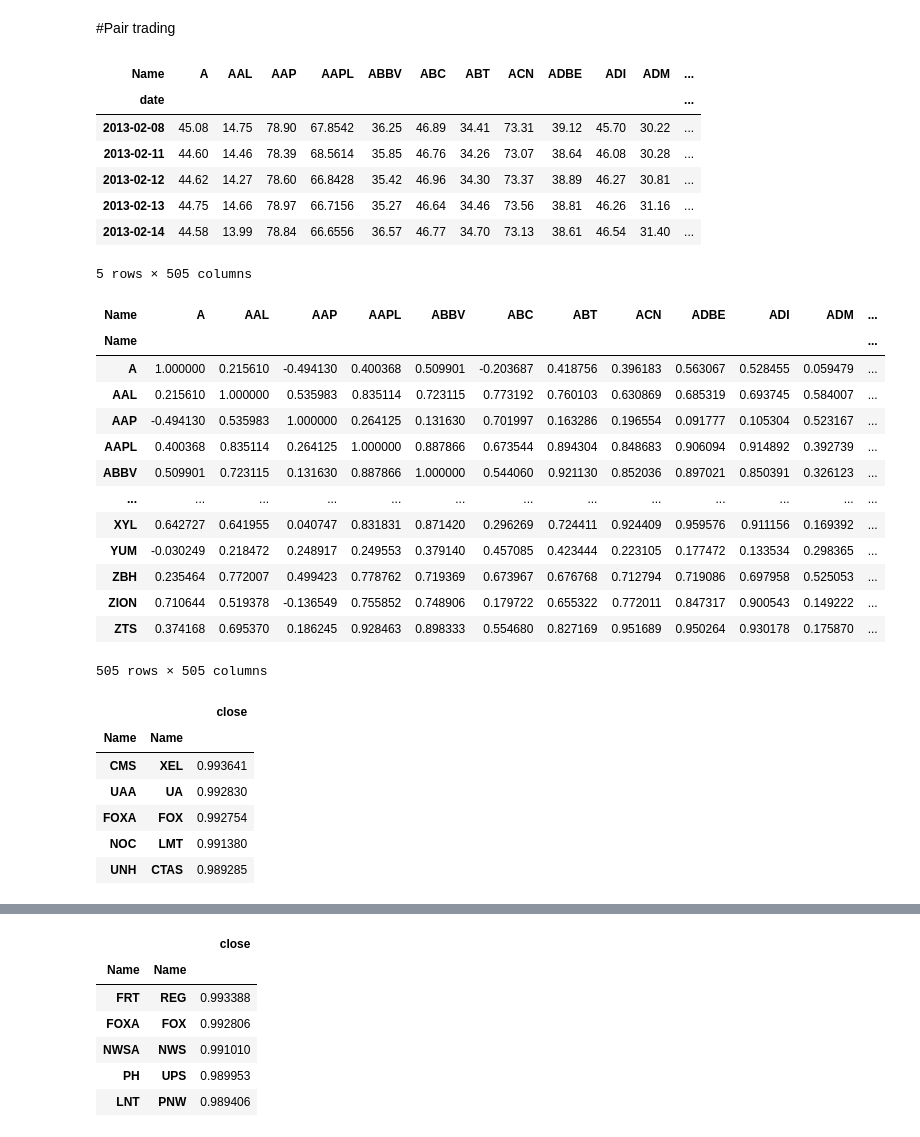
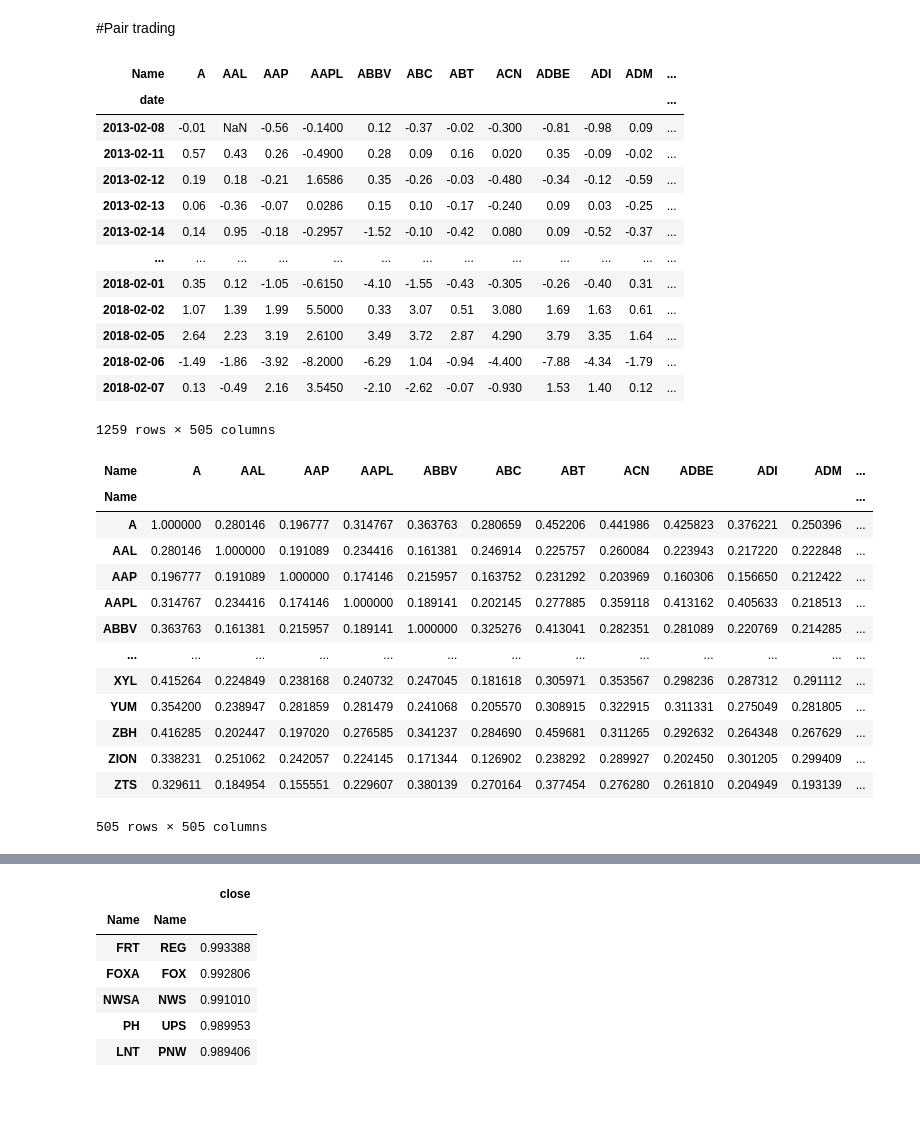
Before and after one commit to arifuddinatif/Quantitative-Analysis-and-Modeling-for-S-P-500, a Jupyter notebook: S&P_500_project.ipynb, the cells around one changed output, grey strips where cells are left out. Drawn from its saved outputs; the diff is of its cells as text; code cells hidden in the pictures; blank space fills up the shorter version.

```diff
--- a/S&P_500_project.ipynb
+++ b/S&P_500_project.ipynb
@@ -416,19 +399,27 @@ Top 10 volatile stocks :
 504        PEP         1.7
 # %% [markdown]
 #Pair trading
+# %%
+df['open-close'] = df['open'] - df['close']
 # %%
-df_2 = df.groupby(['date','Name'])['close'].mean().unstack()
+df_2 = df.groupby(['date','Name'])['open-close'].sum().unstack()
 # %%
-df_2.head()
+df_2
 # %% [output]
 | Name | A | AAL | AAP | AAPL | ABBV | ABC | ABT | ACN | ADBE | ADI | ADM | ... |
 | date |  |  |  |  |  |  |  |  |  |  |  | ... |
-| 2013-02-08 | 45.08 | 14.75 | 78.90 | 67.8542 | 36.25 | 46.89 | 34.41 | 73.31 | 39.12 | 45.70 | 30.22 | ... |
-| 2013-02-11 | 44.60 | 14.46 | 78.39 | 68.5614 | 35.85 | 46.76 | 34.26 | 73.07 | 38.64 | 46.08 | 30.28 | ... |
-| 2013-02-12 | 44.62 | 14.27 | 78.60 | 66.8428 | 35.42 | 46.96 | 34.30 | 73.37 | 38.89 | 46.27 | 30.81 | ... |
-| 2013-02-13 | 44.75 | 14.66 | 78.97 | 66.7156 | 35.27 | 46.64 | 34.46 | 73.56 | 38.81 | 46.26 | 31.16 | ... |
-| 2013-02-14 | 44.58 | 13.99 | 78.84 | 66.6556 | 36.57 | 46.77 | 34.70 | 73.13 | 38.61 | 46.54 | 31.40 | ... |
+| 2013-02-08 | -0.01 | NaN | -0.56 | -0.1400 | 0.12 | -0.37 | -0.02 | -0.300 | -0.81 | -0.98 | 0.09 | ... |
+| 2013-02-11 | 0.57 | 0.43 | 0.26 | -0.4900 | 0.28 | 0.09 | 0.16 | 0.020 | 0.35 | -0.09 | -0.02 | ... |
+| 2013-02-12 | 0.19 | 0.18 | -0.21 | 1.6586 | 0.35 | -0.26 | -0.03 | -0.480 | -0.34 | -0.12 | -0.59 | ... |
+| 2013-02-13 | 0.06 | -0.36 | -0.07 | 0.0286 | 0.15 | 0.10 | -0.17 | -0.240 | 0.09 | 0.03 | -0.25 | ... |
+| 2013-02-14 | 0.14 | 0.95 | -0.18 | -0.2957 | -1.52 | -0.10 | -0.42 | 0.080 | 0.09 | -0.52 | -0.37 | ... |
+| ... | ... | ... | ... | ... | ... | ... | ... | ... | ... | ... | ... | ... |
+| 2018-02-01 | 0.35 | 0.12 | -1.05 | -0.6150 | -4.10 | -1.55 | -0.43 | -0.305 | -0.26 | -0.40 | 0.31 | ... |
+| 2018-02-02 | 1.07 | 1.39 | 1.99 | 5.5000 | 0.33 | 3.07 | 0.51 | 3.080 | 1.69 | 1.63 | 0.61 | ... |
+| 2018-02-05 | 2.64 | 2.23 | 3.19 | 2.6100 | 3.49 | 3.72 | 2.87 | 4.290 | 3.79 | 3.35 | 1.64 | ... |
+| 2018-02-06 | -1.49 | -1.86 | -3.92 | -8.2000 | -6.29 | 1.04 | -0.94 | -4.400 | -7.88 | -4.34 | -1.79 | ... |
+| 2018-02-07 | 0.13 | -0.49 | 2.16 | 3.5450 | -2.10 | -2.62 | -0.07 | -0.930 | 1.53 | 1.40 | 0.12 | ... |
-5 rows × 505 columns
+1259 rows × 505 columns
 # %%
 df_2_corr = df_2.corr()
 # %%
@@ -436,17 +427,17 @@ df_2_corr
 # %% [output]
 | Name | A | AAL | AAP | AAPL | ABBV | ABC | ABT | ACN | ADBE | ADI | ADM | ... |
 | Name |  |  |  |  |  |  |  |  |  |  |  | ... |
-| A | 1.000000 | 0.215610 | -0.494130 | 0.400368 | 0.509901 | -0.203687 | 0.418756 | 0.396183 | 0.563067 | 0.528455 | 0.059479 | ... |
-| AAL | 0.215610 | 1.000000 | 0.535983 | 0.835114 | 0.723115 | 0.773192 | 0.760103 | 0.630869 | 0.685319 | 0.693745 | 0.584007 | ... |
-| AAP | -0.494130 | 0.535983 | 1.000000 | 0.264125 | 0.131630 | 0.701997 | 0.163286 | 0.196554 | 0.091777 | 0.105304 | 0.523167 | ... |
-| AAPL | 0.400368 | 0.835114 | 0.264125 | 1.000000 | 0.887866 | 0.673544 | 0.894304 | 0.848683 | 0.906094 | 0.914892 | 0.392739 | ... |
-| ABBV | 0.509901 | 0.723115 | 0.131630 | 0.887866 | 1.000000 | 0.544060 | 0.921130 | 0.852036 | 0.897021 | 0.850391 | 0.326123 | ... |
+| A | 1.000000 | 0.280146 | 0.196777 | 0.314767 | 0.363763 | 0.280659 | 0.452206 | 0.441986 | 0.425823 | 0.376221 | 0.250396 | ... |
+| AAL | 0.280146 | 1.000000 | 0.191089 | 0.234416 | 0.161381 | 0.246914 | 0.225757 | 0.260084 | 0.223943 | 0.217220 | 0.222848 | ... |
+| AAP | 0.196777 | 0.191089 | 1.000000 | 0.174146 | 0.215957 | 0.163752 | 0.231292 | 0.203969 | 0.160306 | 0.156650 | 0.212422 | ... |
+| AAPL | 0.314767 | 0.234416 | 0.174146 | 1.000000 | 0.189141 | 0.202145 | 0.277885 | 0.359118 | 0.413162 | 0.405633 | 0.218513 | ... |
+| ABBV | 0.363763 | 0.161381 | 0.215957 | 0.189141 | 1.000000 | 0.325276 | 0.413041 | 0.282351 | 0.281089 | 0.220769 | 0.214285 | ... |
 | ... | ... | ... | ... | ... | ... | ... | ... | ... | ... | ... | ... | ... |
-| XYL | 0.642727 | 0.641955 | 0.040747 | 0.831831 | 0.871420 | 0.296269 | 0.724411 | 0.924409 | 0.959576 | 0.911156 | 0.169392 | ... |
-| YUM | -0.030249 | 0.218472 | 0.248917 | 0.249553 | 0.379140 | 0.457085 | 0.423444 | 0.223105 | 0.177472 | 0.133534 | 0.298365 | ... |
-| ZBH | 0.235464 | 0.772007 | 0.499423 | 0.778762 | 0.719369 | 0.673967 | 0.676768 | 0.712794 | 0.719086 | 0.697958 | 0.525053 | ... |
-| ZION | 0.710644 | 0.519378 | -0.136549 | 0.755852 | 0.748906 | 0.179722 | 0.655322 | 0.772011 | 0.847317 | 0.900543 | 0.149222 | ... |
-| ZTS | 0.374168 | 0.695370 | 0.186245 | 0.928463 | 0.898333 | 0.554680 | 0.827169 | 0.951689 | 0.950264 | 0.930178 | 0.175870 | ... |
+| XYL | 0.415264 | 0.224849 | 0.238168 | 0.240732 | 0.247045 | 0.181618 | 0.305971 | 0.353567 | 0.298236 | 0.287312 | 0.291112 | ... |
+| YUM | 0.354200 | 0.238947 | 0.281859 | 0.281479 | 0.241068 | 0.205570 | 0.308915 | 0.322915 | 0.311331 | 0.275049 | 0.281805 | ... |
+| ZBH | 0.416285 | 0.202447 | 0.197020 | 0.276585 | 0.341237 | 0.284690 | 0.459681 | 0.311265 | 0.292632 | 0.264348 | 0.267629 | ... |
+| ZION | 0.338231 | 0.251062 | 0.242057 | 0.224145 | 0.171344 | 0.126902 | 0.238292 | 0.289927 | 0.202450 | 0.301205 | 0.299409 | ... |
+| ZTS | 0.329611 | 0.184954 | 0.155551 | 0.229607 | 0.380139 | 0.270164 | 0.377454 | 0.276280 | 0.261810 | 0.204949 | 0.193139 | ... |
 505 rows × 505 columns
 # %%
 paired_df = df_2_corr.unstack()
@@ -454,13 +445,3 @@ sorted_pairs = paired_df.sort_values(kind="quicksort")
 sorted_pairs = pd.DataFrame(sorted_pairs)
 sorted_pairs.rename(columns = {0:'close'},inplace = True)
 sorted_pairs.sort_values('close',ascending = False,inplace=True)
-# %%
-sorted_pairs[510:520:2]
-# %% [output]
-|  |  | close |
-| Name | Name |  |
-| CMS | XEL | 0.993641 |
-| UAA | UA | 0.992830 |
-| FOXA | FOX | 0.992754 |
-| NOC | LMT | 0.991380 |
-| UNH | CTAS | 0.989285 |
```
Also changed, not shown: parts of 7 cells of this notebook.
